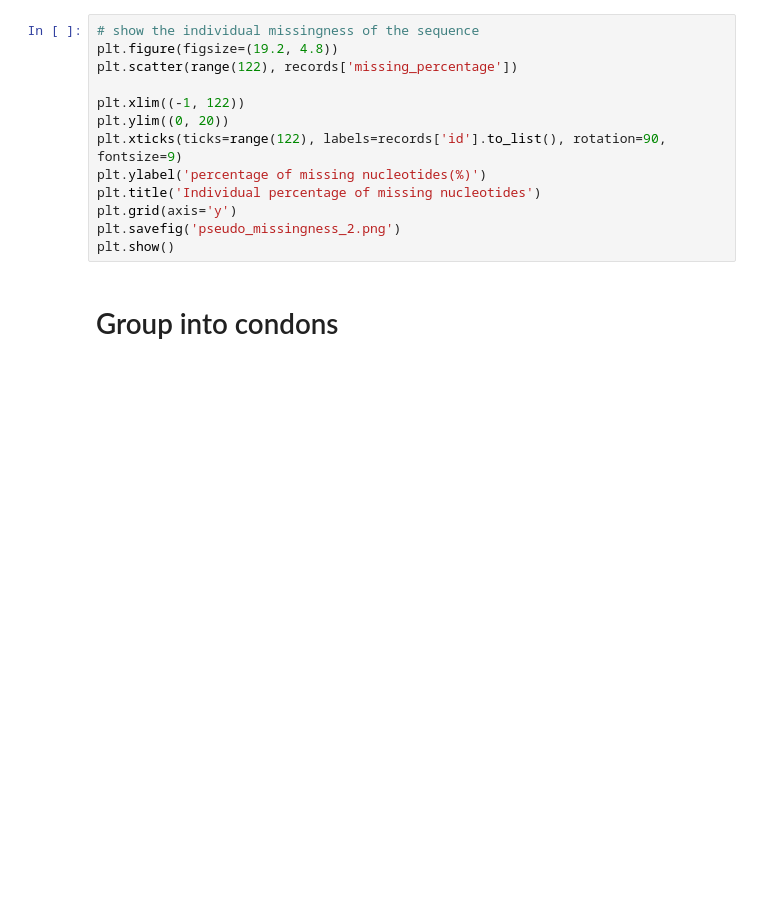
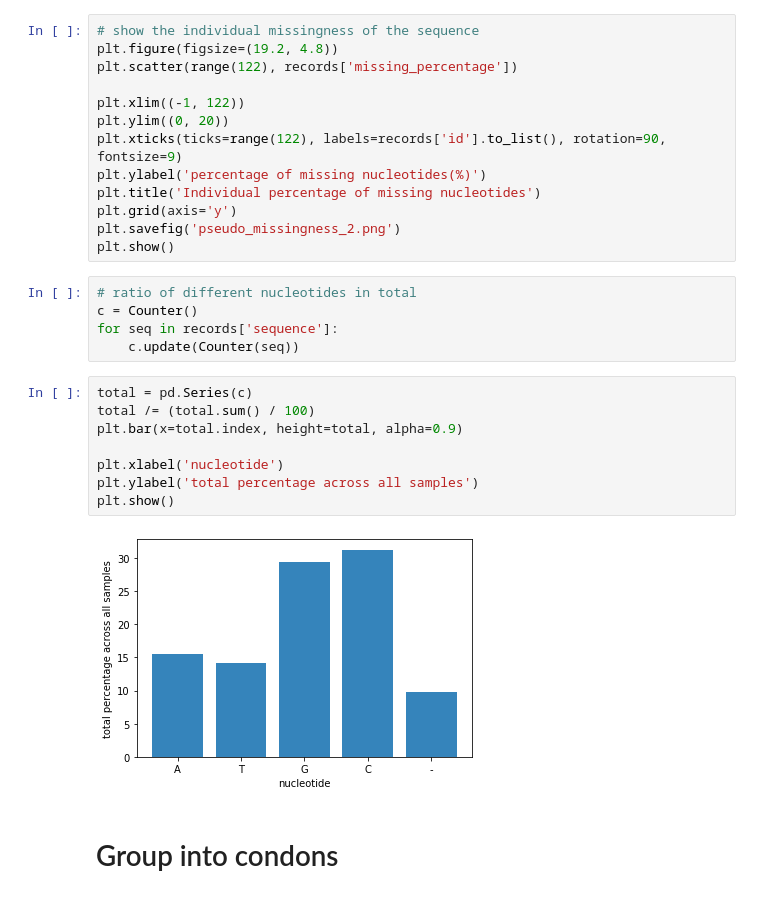
Before and after one commit to solislemuslab/dna-nn, a Jupyter notebook: zhaoyi/pseudomonas.ipynb, the cells around one changed output. Saved outputs shown, nothing was run; the diff lists cells and outputs as text; blank space fills up the shorter version.

```diff
--- a/zhaoyi/pseudomonas.ipynb
+++ b/zhaoyi/pseudomonas.ipynb
@@ -145,6 +133,21 @@ plt.title('Individual percentage of missing nucleotides')
 plt.grid(axis='y')
 plt.savefig('pseudo_missingness_2.png')
 plt.show()
+# %%
+# ratio of different nucleotides in total
+c = Counter()
+for seq in records['sequence']:
+    c.update(Counter(seq))
+# %%
+total = pd.Series(c)
+total /= (total.sum() / 100)
+plt.bar(x=total.index, height=total, alpha=0.9)
+
+plt.xlabel('nucleotide')
+plt.ylabel('total percentage across all samples')
+plt.show()
+# %% [output]
+[figure, added]
 # %% [markdown]
 # Group into condons
 # %%
```
Also changed, not shown: parts of 79 cells of this notebook, 1 other file.
